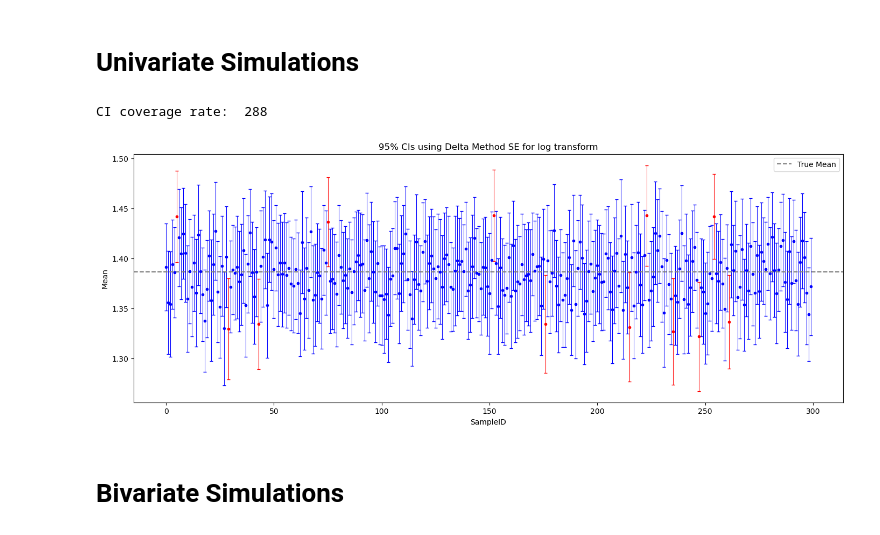
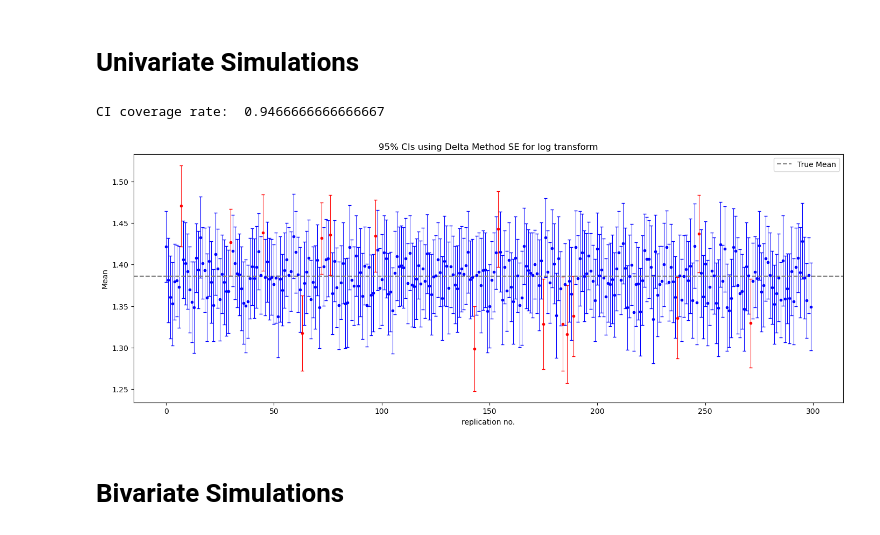
Before and after one commit to ihmeuw-msca/distrx, a Jupyter notebook: simulations.ipynb, the cells around one changed output. Drawn from its saved outputs; the diff is of its cells as text; code cells hidden in the pictures.

```diff
--- a/simulations.ipynb
+++ b/simulations.ipynb
@@ -18,51 +42,32 @@ Intel MKL WARNING: Support of Intel(R) Streaming SIMD Extensions 4.2 (Intel(R) S
 # %%
 # log transformation
 MU = 4
 SIGMA = 1
 N = 100
 LOG_MU = np.log(MU)
 coverages = np.zeros(NREP)
 mu_txs = np.zeros(NREP)
 ci_uppers = np.zeros(NREP)
 ci_lowers = np.zeros(NREP)
 
 for i in range(NREP):
   data = np.random.normal(MU, SIGMA, N)
   x_bar = np.mean(data)
   sigma_hat = np.std(data)
   mu_txs[i], sigma_tx = transform_data([x_bar], [sigma_hat], "log", "delta")
   ci_uppers[i] = mu_txs[i] + Q * sigma_tx / np.sqrt(N)
   ci_lowers[i] = mu_txs[i] - Q * sigma_tx / np.sqrt(N)
   if (ci_lowers[i] < LOG_MU and LOG_MU < ci_uppers[i]):
     coverages[i] = 1
 
-coverage_pct = (coverages == 1).sum()
+coverage_pct = (coverages == 1).sum() / NREP
 print("CI coverage rate: ", coverage_pct)
 
 # plotting
-line_width = 0.75
-cap_size = 2
-marker_size = 3
-plt.figure(figsize=(17, 6))
-for i in range(NREP):
-  if coverages[i] == 1:
-    plt.errorbar(i, mu_txs[i], elinewidth=line_width,
-                 yerr=[[mu_txs[i]- ci_lowers[i]], [ci_uppers[i] - mu_txs[i]]],
-                 fmt="o", color="blue", ecolor="blue", capsize=cap_size, markersize=marker_size)
-  else:
-        plt.errorbar(i, mu_txs[i], elinewidth=line_width,
-                     yerr=[[mu_txs[i] - ci_lowers[i]], [ci_uppers[i] - mu_txs[i]]],
-                     fmt="o", color="red", ecolor="red", capsize=cap_size, markersize=marker_size)
-
-plt.axhline(y=LOG_MU, color='gray', linestyle='--')
-plt.xlabel('SampleID')
-plt.ylabel("Mean")
-plt.title("95% CIs using Delta Method SE for log transform")
-plt.legend(["True Mean"], loc="upper right")
-plt.show()
+plot_simulation(coverages, mu_txs, ci_lowers, ci_uppers, LOG_MU, "log transform")
 # %% [output]
-CI coverage rate:  288
+CI coverage rate:  0.9466666666666667
-[figure, old version]
+[figure, new version]
 # %% [markdown]
 # Bivariate Simulations
 # %% [markdown]
```
Also changed, not shown: parts of 7 cells of this notebook, 2 other files.
